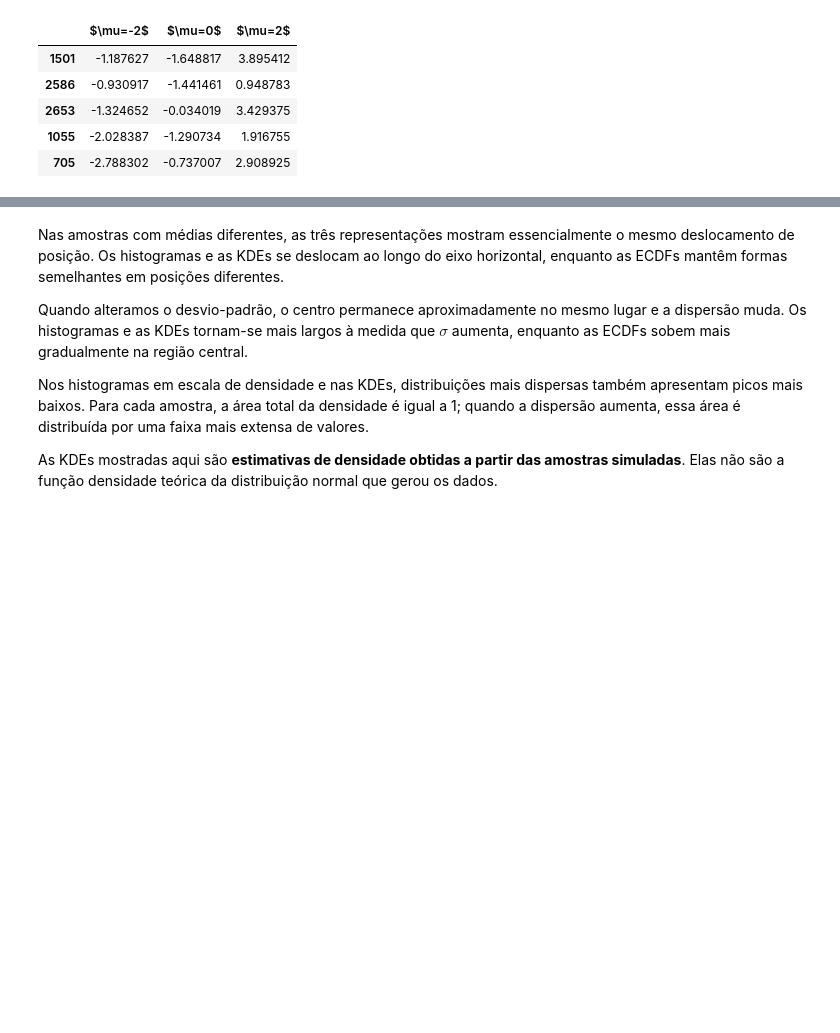
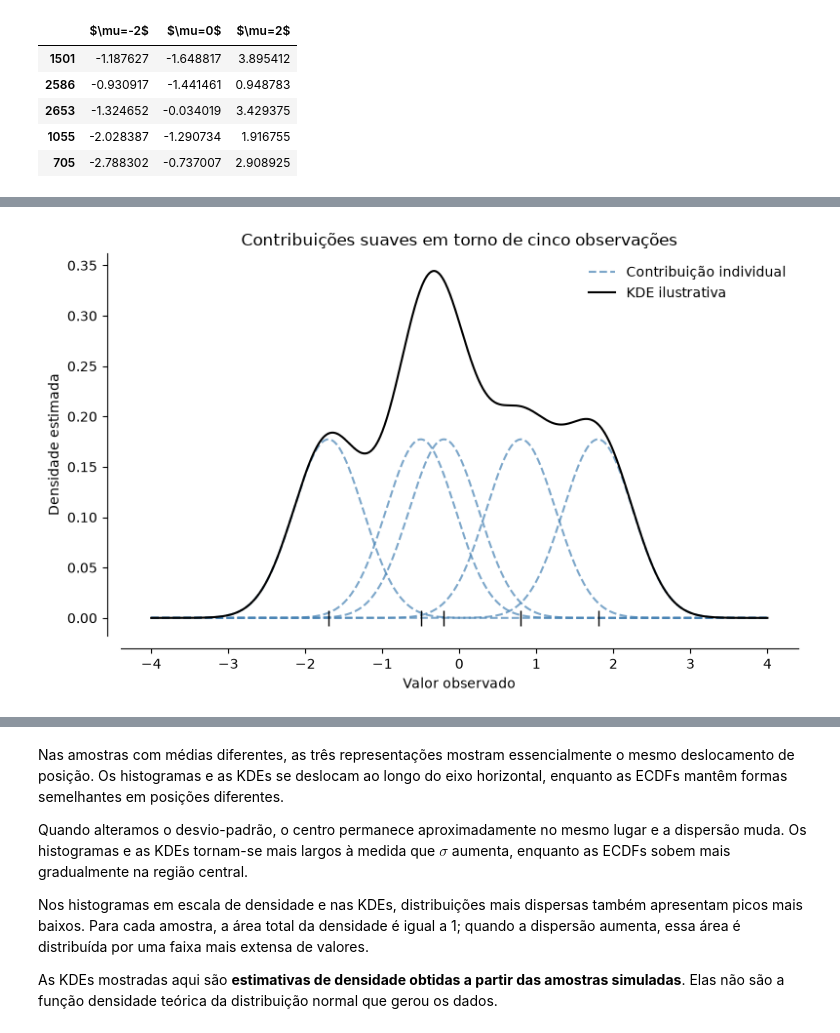
Before and after one commit to jhlopesalves/eda_humanidades, a Jupyter notebook: encontro_9/enc_9.ipynb, the cells around one changed output, grey strips where cells are left out. Saved outputs shown, nothing was run; the diff lists cells and outputs as text; code cells hidden in the pictures; blank space fills up the shorter version.

```diff
--- a/encontro_9/enc_9.ipynb
+++ b/encontro_9/enc_9.ipynb
@@ -525,0 +721,34 @@ representações sem confundir uma mudança de gráfico com uma nova simulação
+# %%
+#| label: fig-kde-contribuicoes
+#| fig-cap: "Cinco observações e suas contribuições suaves formam uma KDE ilustrativa."
+#| fig-alt: "Cinco marcas no eixo horizontal, cada uma com uma pequena elevação tracejada centrada nela. Uma linha escura combina as contribuições."
+#| code-fold: true
+#| code-summary: "Mostrar construção da ilustração de KDE"
+
+kde_observations = np.array([-1.7, -0.5, -0.2, 0.8, 1.8])
+kde_grid = np.linspace(-4, 4, 801)
+kde_bandwidth = 0.45
+kde_combined = np.zeros_like(kde_grid)
+
+fig, ax = plt.subplots(figsize=(8, 5))
+for observation_index, observation in enumerate(kde_observations):
+    contribution = stats.norm.pdf(
+        kde_grid, loc=observation, scale=kde_bandwidth,
+    ) / len(kde_observations)
+    kde_combined += contribution
+    ax.plot(
+        kde_grid, contribution, color="steelblue", linestyle="--", alpha=0.7,
+        label="Contribuição individual" if observation_index == 0 else None,
+    )
+ax.plot(kde_grid, kde_combined, color="black", label="KDE ilustrativa")
+ax.plot(kde_observations, np.zeros(5), "|", color="black", markersize=12)
+ax.set(
+    xlabel="Valor observado", ylabel="Densidade estimada",
+    title="Contribuições suaves em torno de cinco observações",
+)
+ax.legend(frameon=False)
+sns.despine(ax=ax, offset=10)
+fig.tight_layout()
+plt.show()
+# %% [output]
+[figure, added]
```
Also changed, not shown: parts of 32 cells of this notebook.
